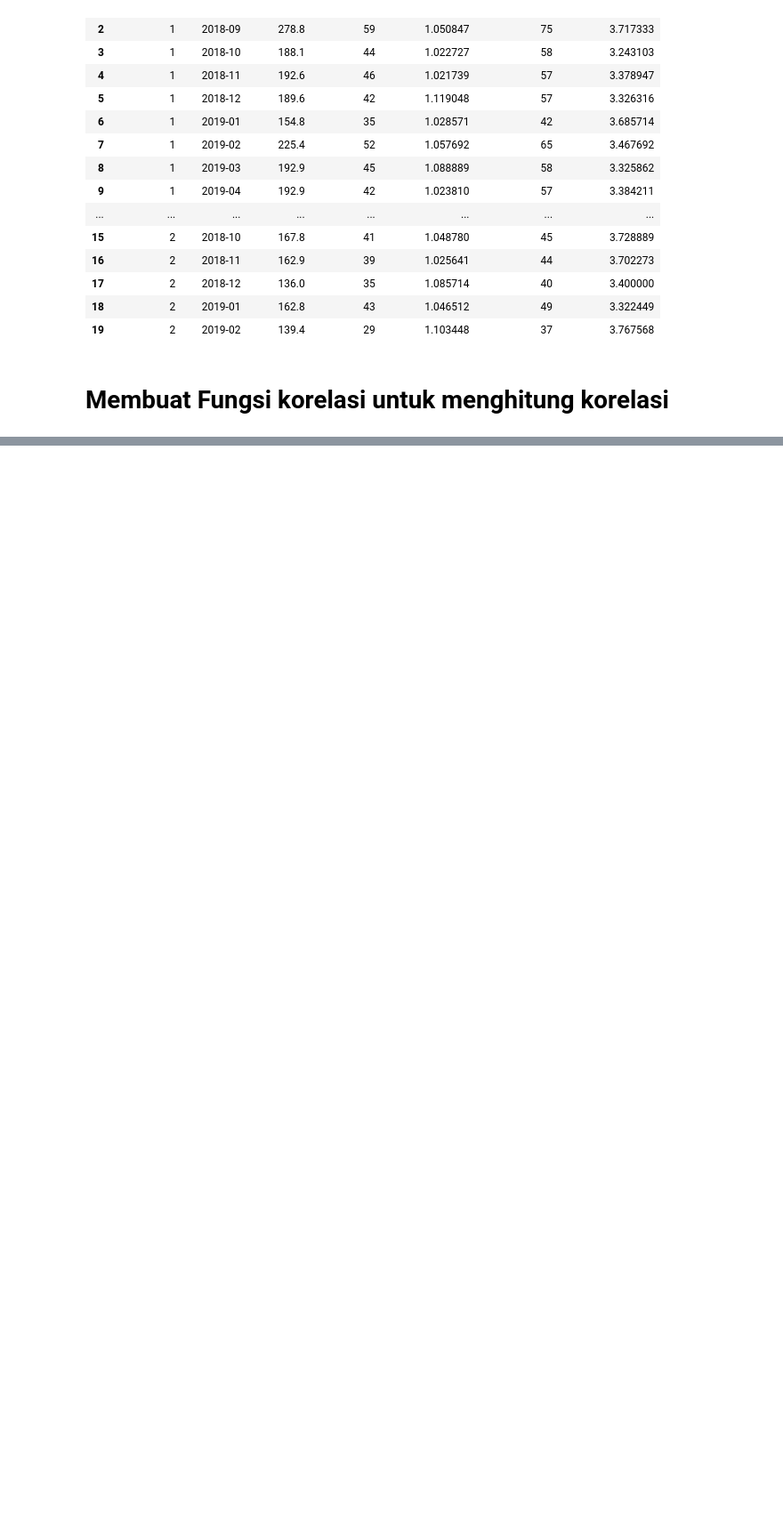
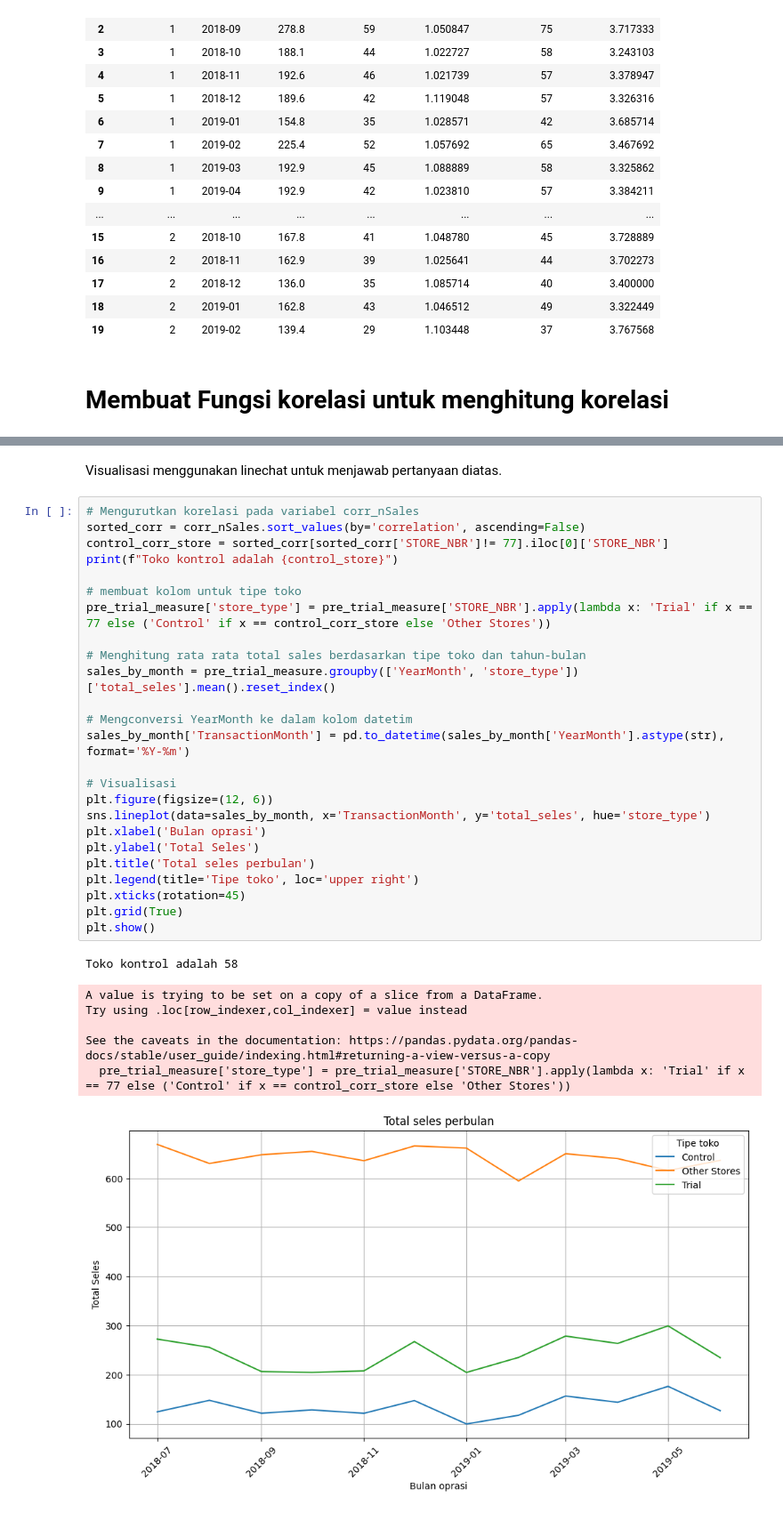
Before and after one commit to Aldistwn29/Experience_Perusahaan_Quantum, a Jupyter notebook: ritel_quantum.ipynb, the cells around one changed output, grey strips where cells are left out. Shown: that part at 89% size. Drawn from its saved outputs; the diff is of its cells as text; blank space fills up the shorter version.

```diff
--- a/ritel_quantum.ipynb
+++ b/ritel_quantum.ipynb
@@ -220,0 +303,35 @@ result.head(10)
+# %% [markdown]
+Visualisasi menggunakan linechat untuk menjawab pertanyaan diatas.
+# %%
+# Mengurutkan korelasi pada variabel corr_nSales
+sorted_corr = corr_nSales.sort_values(by='correlation', ascending=False)
+control_corr_store = sorted_corr[sorted_corr['STORE_NBR']!= 77].iloc[0]['STORE_NBR']
+print(f"Toko kontrol adalah {control_store}")
+
+# membuat kolom untuk tipe toko
+pre_trial_measure['store_type'] = pre_trial_measure['STORE_NBR'].apply(lambda x: 'Trial' if x == 77 else ('Control' if x == control_corr_store else 'Other Stores'))
+
+# Menghitung rata rata total sales berdasarkan tipe toko dan tahun-bulan
+sales_by_month = pre_trial_measure.groupby(['YearMonth', 'store_type'])['total_seles'].mean().reset_index()
+
+# Mengconversi YearMonth ke dalam kolom datetim
+sales_by_month['TransactionMonth'] = pd.to_datetime(sales_by_month['YearMonth'].astype(str), format='%Y-%m')
+
+# Visualisasi
+plt.figure(figsize=(12, 6))
+sns.lineplot(data=sales_by_month, x='TransactionMonth', y='total_seles', hue='store_type')
+plt.xlabel('Bulan oprasi')
+plt.ylabel('Total Seles')
+plt.title('Total seles perbulan')
+plt.legend(title='Tipe toko', loc='upper right')
+plt.xticks(rotation=45)
+plt.grid(True)
+plt.show()
+# %% [output]
+Toko kontrol adalah 58
+A value is trying to be set on a copy of a slice from a DataFrame.
+Try using .loc[row_indexer,col_indexer] = value instead
+
+See the caveats in the documentation: https://pandas.pydata.org/pandas-docs/stable/user_guide/indexing.html#returning-a-view-versus-a-copy
+  pre_trial_measure['store_type'] = pre_trial_measure['STORE_NBR'].apply(lambda x: 'Trial' if x == 77 else ('Control' if x == control_corr_store else 'Other Stores'))
+[figure, added]
```
Also changed, not shown: parts of 9 cells of this notebook.
